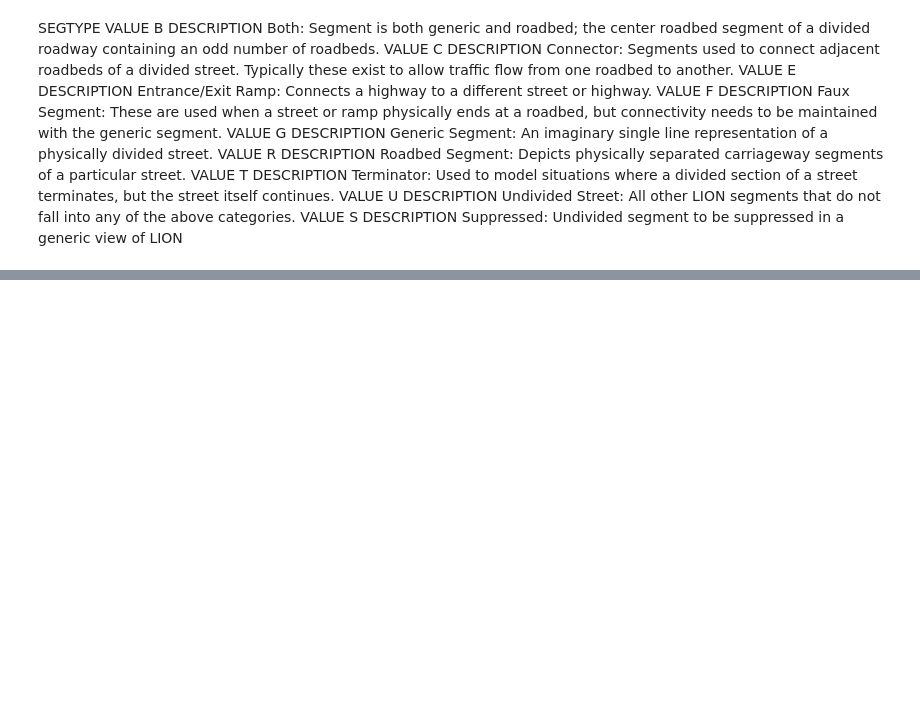
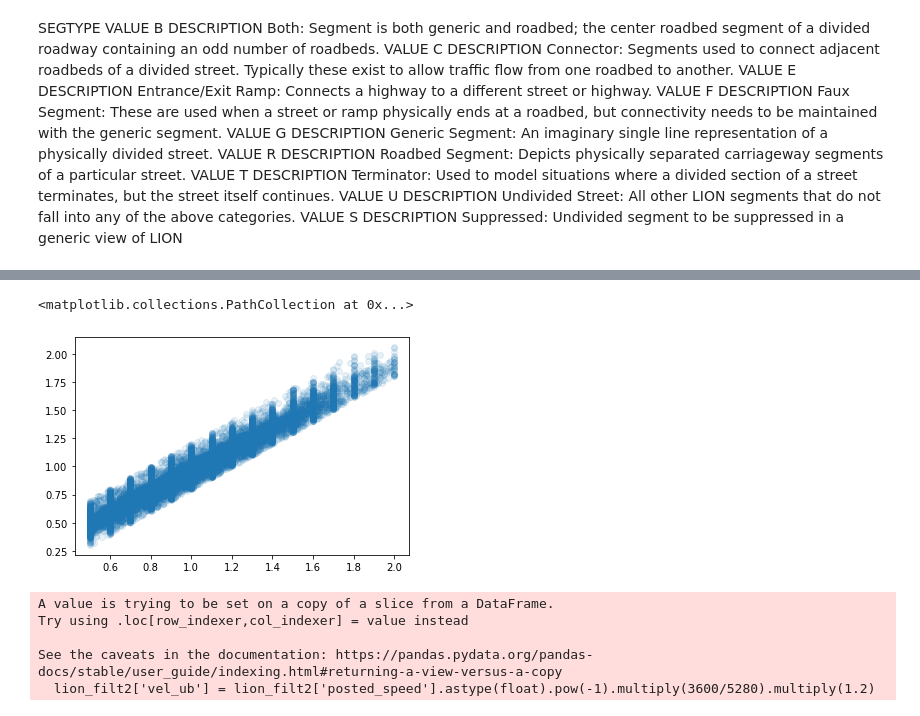
Before and after one commit to ttaylorok/nyc_taxis, a Jupyter notebook: create_network_v2.ipynb, the cells around one changed output, grey strips where cells are left out. Saved outputs shown, nothing was run; the diff lists cells and outputs as text; code cells hidden in the pictures; blank space fills up the shorter version.

```diff
--- a/create_network_v2.ipynb
+++ b/create_network_v2.ipynb
@@ -238,2 +341,20 @@ taxis_filt = taxis_clipped[taxis_clipped['filt']].reset_index()
+# %%
+plt.scatter(taxis_filt['trip_distance'],taxis_filt['path_distance_mi'], alpha = 0.1)
+# %% [output]
+<matplotlib.collections.PathCollection at 0x...>
+[figure, added]
+# %%
+#lion_filt2['posted_speed'].astype(int)#pow(-1)
+#pd.to_numeric(lion_filt2['posted_speed'])
+#lion_filt2.drop(columns = ['shape_wkt'], inplace = True)
+#lion_filt2.replace(to_replace = '  ', value = {'posted_speed' : '25'}, inplace = True)  # CHANGE THIS TO 50
+#lion_filt2[lion_filt2['posted_speed'] == '  ']
+lion_filt2['vel_ub'] = lion_filt2['posted_speed'].astype(float).pow(-1).multiply(3600/5280).multiply(1.2)
+# %% [output]
+A value is trying to be set on a copy of a slice from a DataFrame.
+Try using .loc[row_indexer,col_indexer] = value instead
+
+See the caveats in the documentation: https://pandas.pydata.org/pandas-docs/stable/user_guide/indexing.html#returning-a-view-versus-a-copy
+  lion_filt2['vel_ub'] = lion_filt2['posted_speed'].astype(float).pow(-1).multiply(3600/5280).multiply(1.2)
 # %%
 trip_filt_idx = taxis_filt.index
```
Also changed, not shown: parts of 36 cells of this notebook.
